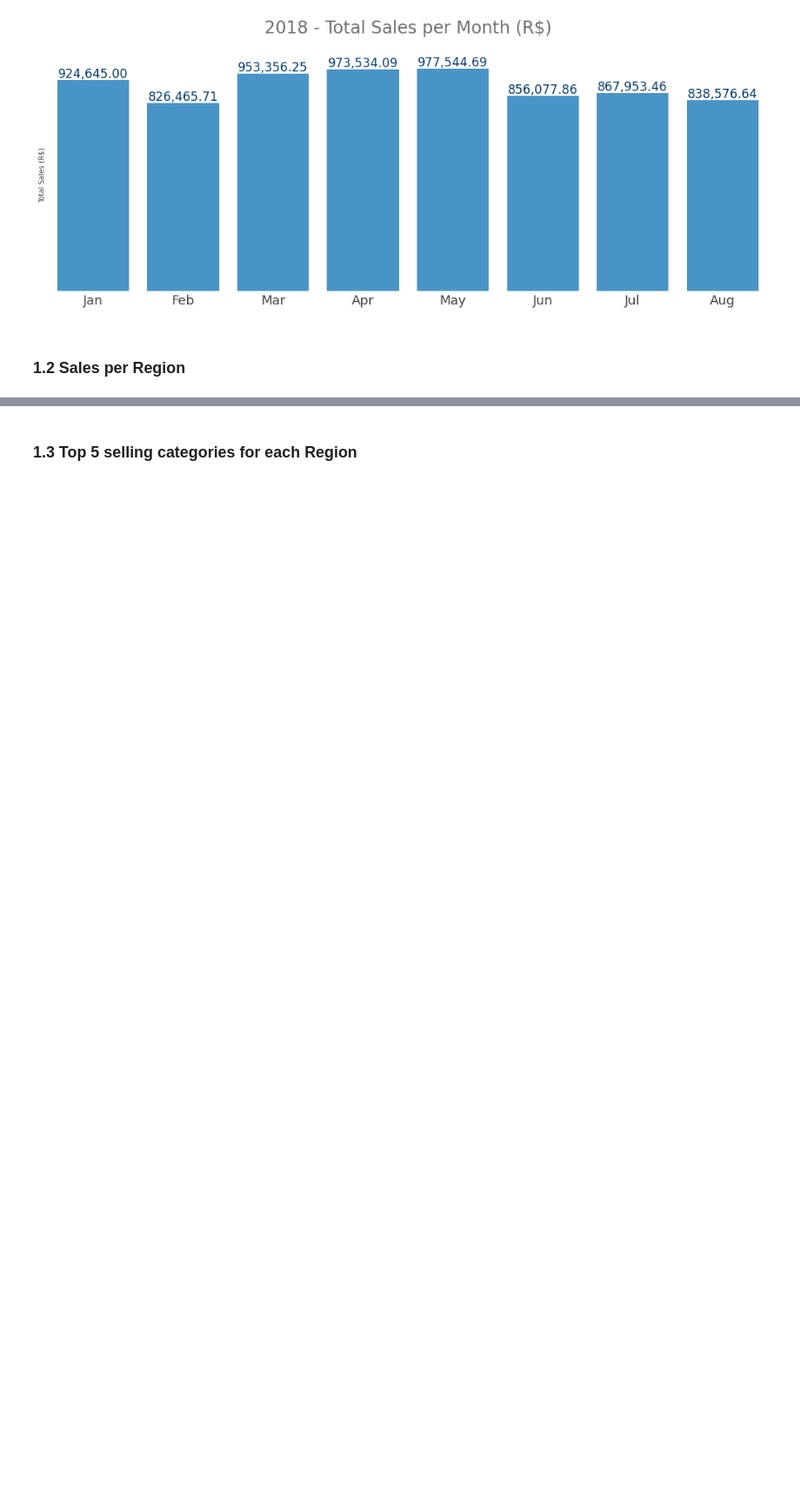
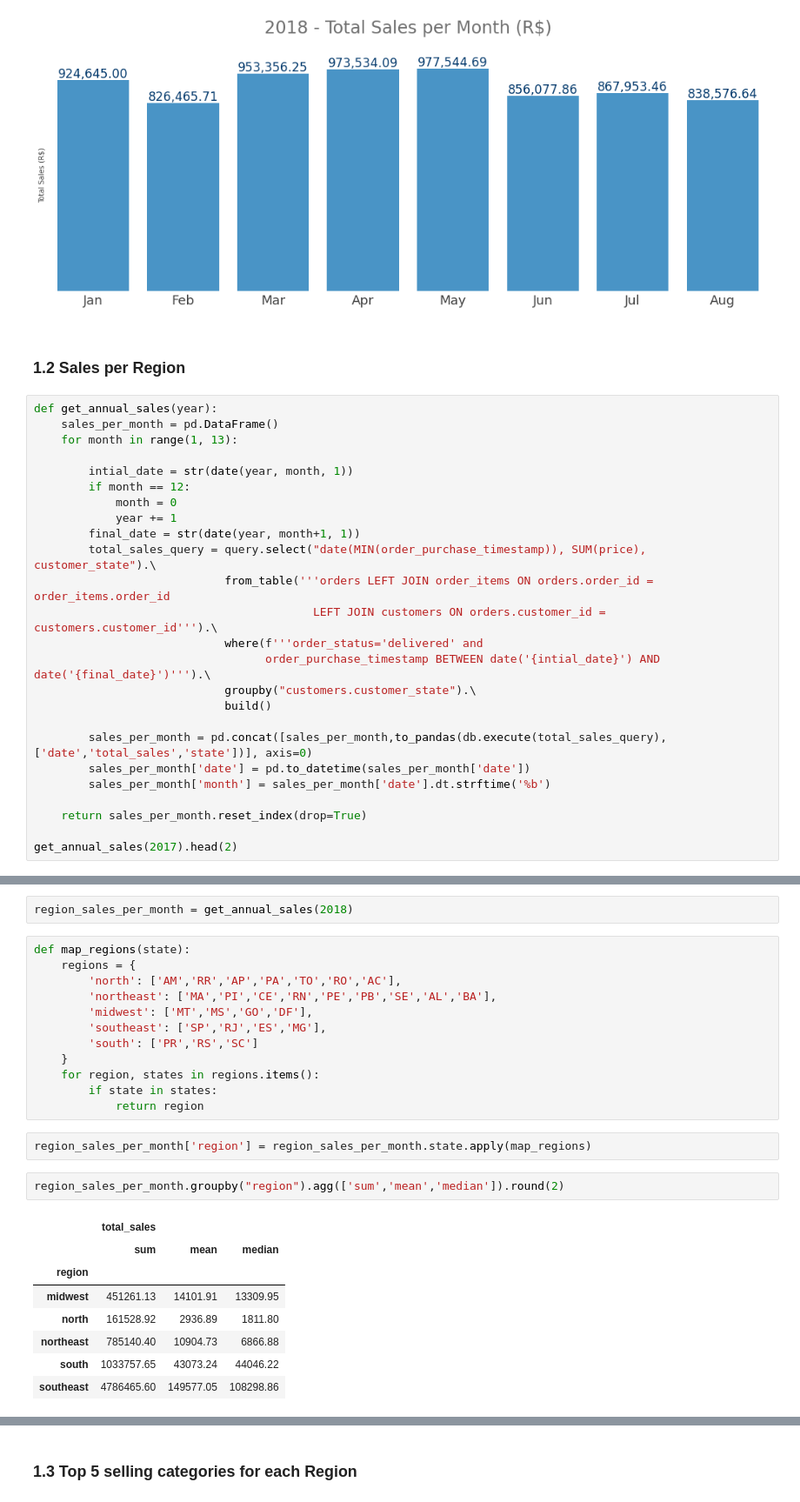
Before and after one commit to pauloreis-ds/olist, a Jupyter notebook: business_questions_insights/notebooks/1.0-pr-data-analysis-postgresql.ipynb, the cells around one changed output, grey strips where cells are left out. Shown at 87% size. Saved outputs shown, nothing was run; the diff lists cells and outputs as text; blank space fills up the shorter version.

```diff
--- a/business_questions_insights/notebooks/1.0-pr-data-analysis-postgresql.ipynb
+++ b/business_questions_insights/notebooks/1.0-pr-data-analysis-postgresql.ipynb
@@ -286,3 +307,28 @@ plt.show()
 [figure]
 # %% [markdown]
 ### 1.2 Sales per Region
+# %%
+def get_annual_sales(year):
+    sales_per_month = pd.DataFrame()
+    for month in range(1, 13):
+
+        intial_date = str(date(year, month, 1))
+        if month == 12:
+            month = 0
+            year += 1
+        final_date = str(date(year, month+1, 1))
+        total_sales_query = query.select("date(MIN(order_purchase_timestamp)), SUM(price), customer_state").\
+                            from_table('''orders LEFT JOIN order_items ON orders.order_id = order_items.order_id
+                                         LEFT JOIN customers ON orders.customer_id = customers.customer_id''').\
+                            where(f'''order_status='delivered' and
+                                  order_purchase_timestamp BETWEEN date('{intial_date}') AND date('{final_date}')''').\
+                            groupby("customers.customer_state").\
+                            build()
+
+        sales_per_month = pd.concat([sales_per_month,to_pandas(db.execute(total_sales_query),['date','total_sales','state'])], axis=0)
+        sales_per_month['date'] = pd.to_datetime(sales_per_month['date'])
+        sales_per_month['month'] = sales_per_month['date'].dt.strftime('%b')
+
+    return sales_per_month.reset_index(drop=True)
+
+get_annual_sales(2017).head(2)
@@ -288,0 +339,27 @@ plt.show()
+# %%
+region_sales_per_month = get_annual_sales(2018)
+# %%
+def map_regions(state):
+    regions = {
+        'north': ['AM','RR','AP','PA','TO','RO','AC'],
+        'northeast': ['MA','PI','CE','RN','PE','PB','SE','AL','BA'],
+        'midwest': ['MT','MS','GO','DF'],
+        'southeast': ['SP','RJ','ES','MG'],
+        'south': ['PR','RS','SC']
+    }
+    for region, states in regions.items():
+        if state in states:
+            return region
+# %%
+region_sales_per_month['region'] = region_sales_per_month.state.apply(map_regions)
+# %%
+region_sales_per_month.groupby("region").agg(['sum','mean','median']).round(2)
+# %% [output]
+|  | total_sales |  |  |
+|  | sum | mean | median |
+| region |  |  |  |
+| midwest | 451261.13 | 14101.91 | 13309.95 |
+| north | 161528.92 | 2936.89 | 1811.80 |
+| northeast | 785140.40 | 10904.73 | 6866.88 |
+| south | 1033757.65 | 43073.24 | 44046.22 |
+| southeast | 4786465.60 | 149577.05 | 108298.86 |
```
Also changed, not shown: parts of 20 cells of this notebook, 2 other files.
